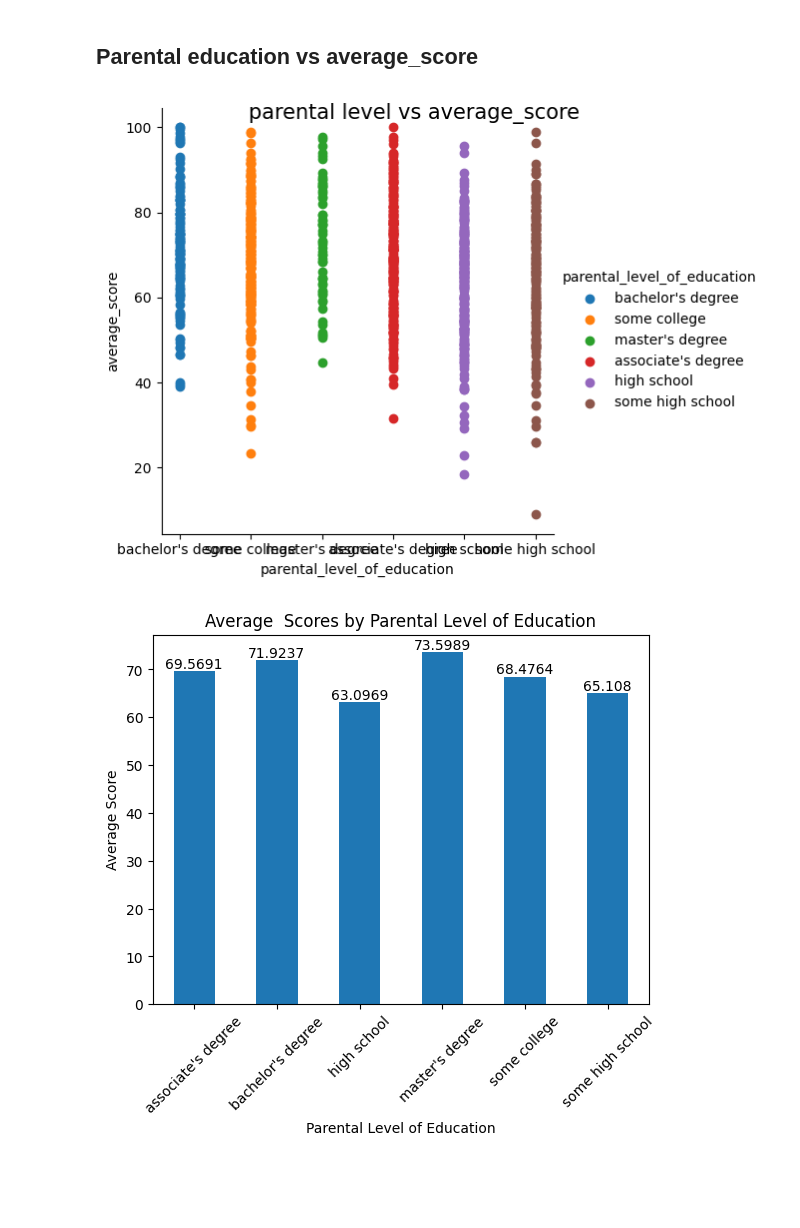
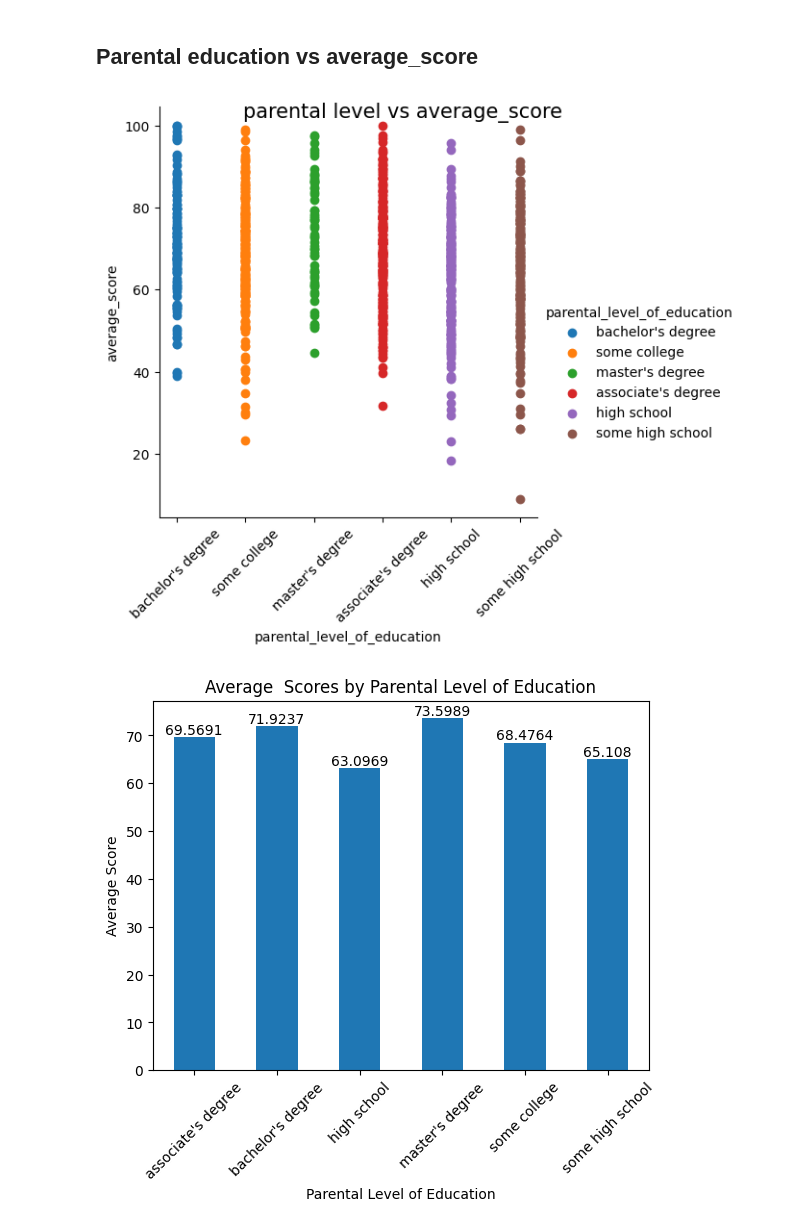
Before and after one commit to wiktor1468/StudentsStudyPerformance, a Jupyter notebook: StudentsStudyPerformance.ipynb, the cells around one changed output. Saved outputs shown, nothing was run; the diff lists cells and outputs as text; code cells hidden in the pictures; blank space fills up the shorter version.

```diff
--- a/StudentsStudyPerformance.ipynb
+++ b/StudentsStudyPerformance.ipynb
@@ -259,14 +259,15 @@ There are high correlaction beetwen results in every subject. The most correlate
 # %%
 g = sns.FacetGrid(df, hue="parental_level_of_education", height=5, aspect=1)
 
 # Map the scatter plot to the FacetGrid
 g.map(plt.scatter, "parental_level_of_education", "average_score").add_legend()
 
 # Set the title
 g.fig.suptitle("parental level vs average_score", fontsize=15)
+plt.xticks(rotation=45)
 plt.show()
 # %% [output]
-[figure, old version]
+[figure, new version]
 # %%
 avgs_score = df.groupby('parental_level_of_education')['average_score'].mean()
 
```
Also changed, not shown: parts of 14 cells of this notebook.
